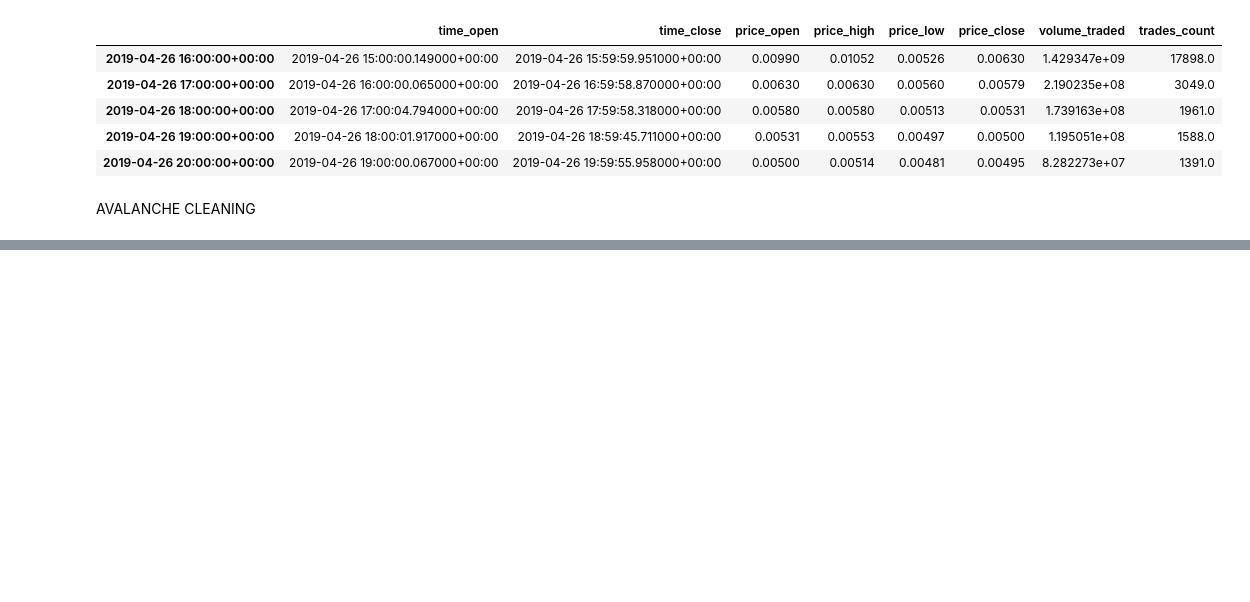
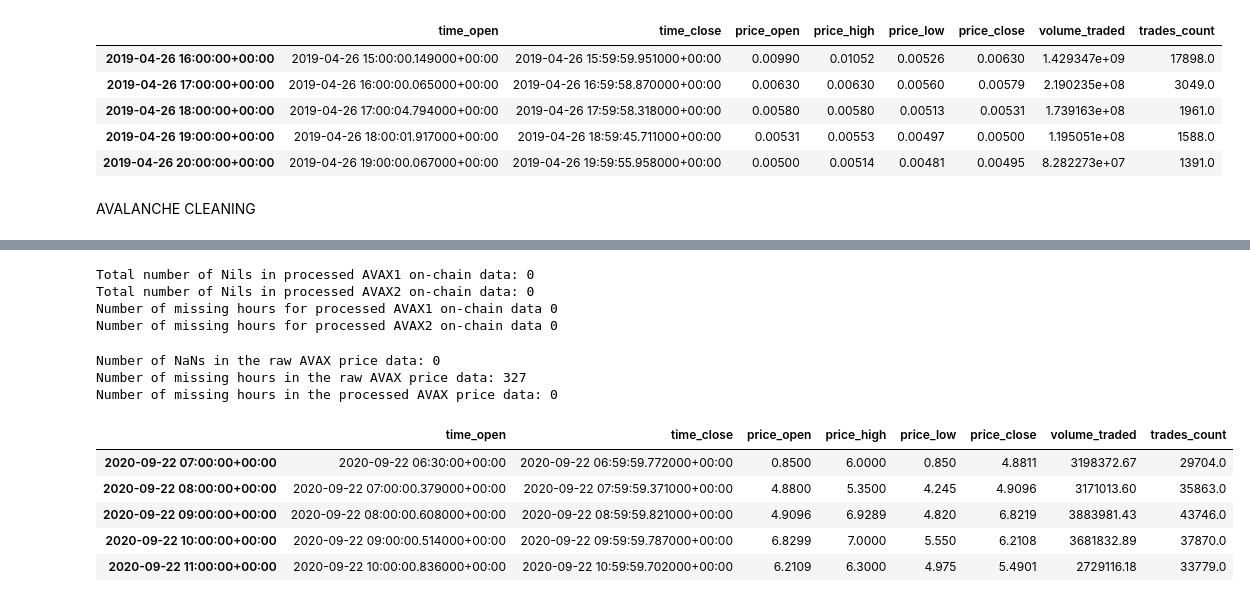
Before and after one commit to Kunj121/QTSFinalProject, a Jupyter notebook: On-Chain_Data_Cleaning.ipynb, the cells around one changed output, grey strips where cells are left out. Drawn from its saved outputs; the diff is of its cells as text; code cells hidden in the pictures; blank space fills up the shorter version.

```diff
--- a/On-Chain_Data_Cleaning.ipynb
+++ b/On-Chain_Data_Cleaning.ipynb
@@ -396,0 +442,41 @@ AVALANCHE CLEANING
+# %%
+# Most of the datapoints stop skipping hours by 2021. But I will forward fill since 2020 and make that discretionary decision later.
+
+avax1_chain_processed = preprocess_data(data=avax1, on_chain_data=True, set_index=False)
+avax2_chain_processed = preprocess_data(data=avax2, on_chain_data=True, set_index=False)
+total_avax1_nils = np.where(avax1_chain_processed == '<nil>', 1, 0).sum()
+total_avax2_nils = np.where(avax2_chain_processed == '<nil>', 1, 0).sum()
+print(f'Total number of Nils in processed AVAX1 on-chain data: {total_avax1_nils}')
+print(f'Total number of Nils in processed AVAX2 on-chain data: {total_avax2_nils}')
+num_missing_hours_chain_avax1_pro = len(check_missing_hours(avax1_chain_processed))
+print(f'Number of missing hours for processed AVAX1 on-chain data {num_missing_hours_chain_avax1_pro}')
+num_missing_hours_chain_avax2_pro = len(check_missing_hours(avax2_chain_processed))
+print(f'Number of missing hours for processed AVAX2 on-chain data {num_missing_hours_chain_avax2_pro}')
+# %% [output]
+Total number of Nils in processed AVAX1 on-chain data: 0
+Total number of Nils in processed AVAX2 on-chain data: 0
+Number of missing hours for processed AVAX1 on-chain data 0
+Number of missing hours for processed AVAX2 on-chain data 0
+# %%
+# AVAX Price Data
+
+raw_avax_price = pd.read_csv('avax_hourly.csv').set_index('time_period_end')
+raw_avax_price.index = pd.to_datetime(raw_avax_price.index)
+init_num_nans_avax_price = raw_avax_price.isna().sum().sum()
+print(f'Number of NaNs in the raw AVAX price data: {init_num_nans_avax_price}')
+init_num_missing_hours_avax_price = len(check_missing_hours(raw_avax_price))
+print(f'Number of missing hours in the raw AVAX price data: {init_num_missing_hours_avax_price}')
+avax_price_processed = preprocess_data(data=raw_avax_price, price_data=True, set_index=False)
+processed_num_missing_hours_avax_price = len(check_missing_hours(avax_price_processed))
+print(f'Number of missing hours in the processed AVAX price data: {processed_num_missing_hours_avax_price}')
+avax_price_processed.head()
+# %% [output]
+Number of NaNs in the raw AVAX price data: 0
+Number of missing hours in the raw AVAX price data: 327
+Number of missing hours in the processed AVAX price data: 0
+|  | time_open | time_close | price_open | price_high | price_low | price_close | volume_traded | trades_count |
+| 2020-09-22 07:00:00+00:00 | 2020-09-22 06:30:00+00:00 | 2020-09-22 06:59:59.772000+00:00 | 0.8500 | 6.0000 | 0.850 | 4.8811 | 3198372.67 | 29704.0 |
+| 2020-09-22 08:00:00+00:00 | 2020-09-22 07:00:00.379000+00:00 | 2020-09-22 07:59:59.371000+00:00 | 4.8800 | 5.3500 | 4.245 | 4.9096 | 3171013.60 | 35863.0 |
+| 2020-09-22 09:00:00+00:00 | 2020-09-22 08:00:00.608000+00:00 | 2020-09-22 08:59:59.821000+00:00 | 4.9096 | 6.9289 | 4.820 | 6.8219 | 3883981.43 | 43746.0 |
+| 2020-09-22 10:00:00+00:00 | 2020-09-22 09:00:00.514000+00:00 | 2020-09-22 09:59:59.787000+00:00 | 6.8299 | 7.0000 | 5.550 | 6.2108 | 3681832.89 | 37870.0 |
+| 2020-09-22 11:00:00+00:00 | 2020-09-22 10:00:00.836000+00:00 | 2020-09-22 10:59:59.702000+00:00 | 6.2109 | 6.3000 | 4.975 | 5.4901 | 2729116.18 | 33779.0 |
```
Also changed, not shown: parts of 21 cells of this notebook.
